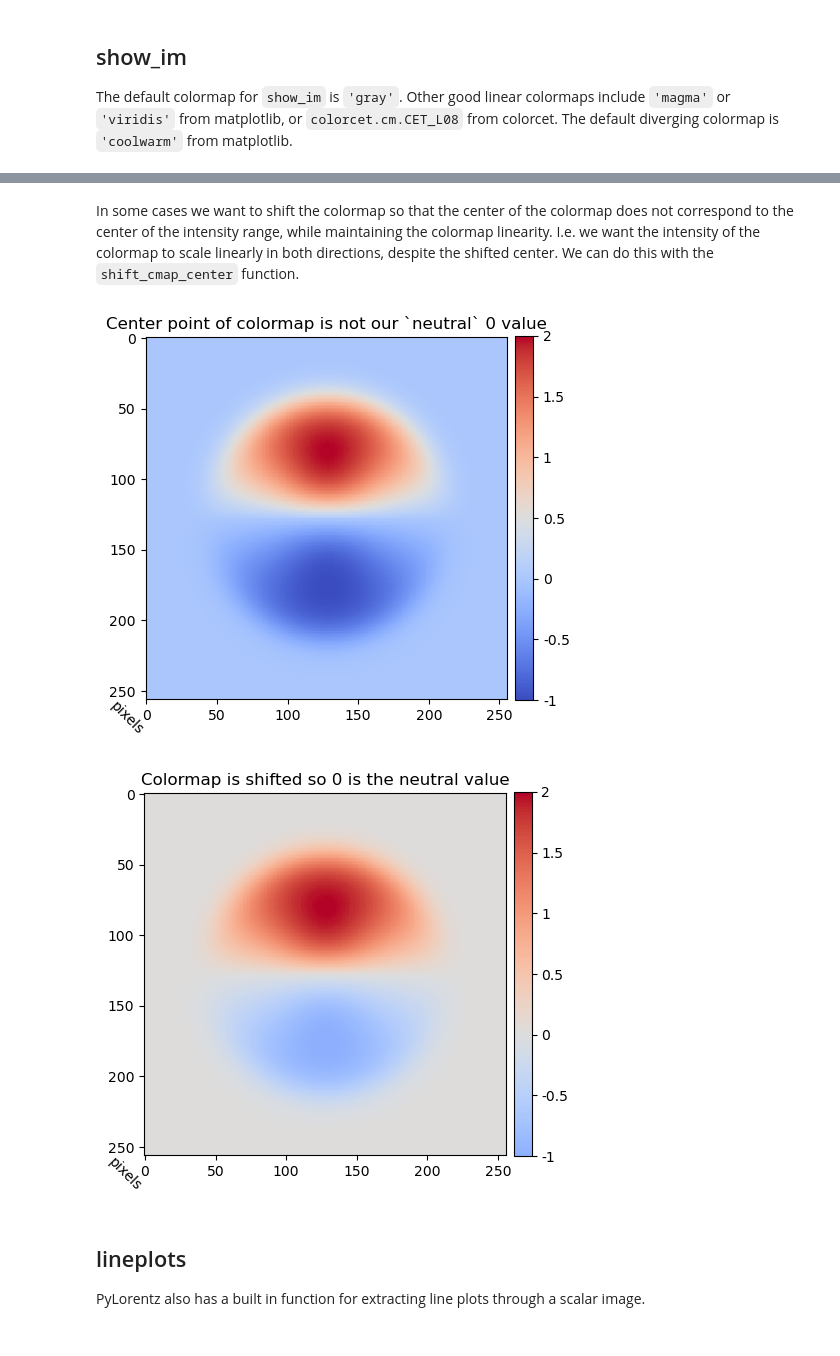
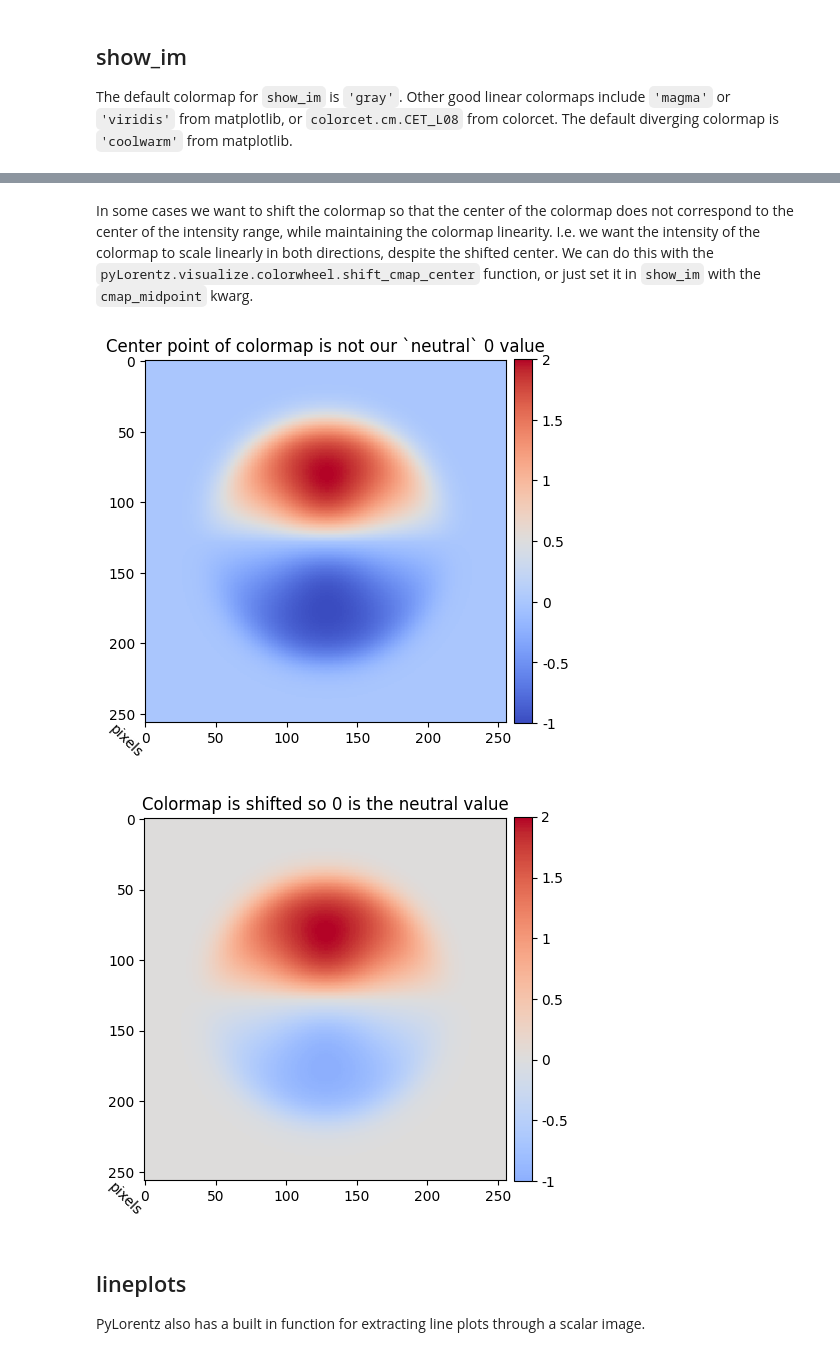
Before and after one commit to PyLorentz/PyLorentz, a Jupyter notebook: Examples/04_visualizations.ipynb, the cells around one changed output, grey strips where cells are left out. Drawn from its saved outputs; the diff is of its cells as text; code cells hidden in the pictures.

```diff
--- a/Examples/04_visualizations.ipynb
+++ b/Examples/04_visualizations.ipynb
@@ -47,27 +51,25 @@ show_im(bloch_x,
 [figure]
 # %% [markdown]
-In some cases we want to shift the colormap so that the center of the colormap does not correspond to the center of the intensity range, while maintaining the colormap linearity. I.e. we want the intensity of the colormap to scale linearly in both directions, despite the shifted center. We can do this with the `shift_cmap_center` function.
+In some cases we want to shift the colormap so that the center of the colormap does not correspond to the center of the intensity range, while maintaining the colormap linearity. I.e. we want the intensity of the colormap to scale linearly in both directions, despite the shifted center. We can do this with the `pyLorentz.visualize.colorwheel.shift_cmap_center` function, or just set it in `show_im` with the `cmap_midpoint` kwarg.
 # %%
-from PyLorentz.visualize.colorwheel import get_cmap, shift_cmap_center
-
-div = get_cmap("diverging")
-
-bx2 = np.where(bloch_x>0, bloch_x*2, bloch_x)
+bx2 = np.where(bloch_x > 0, bloch_x * 2, bloch_x)
 
 show_im(
     bx2,
-    cmap=div,
+    cmap="diverging",
     title="Center point of colormap is not our `neutral` 0 value",
 )
 
-vmin = bx2.min()
-vmax = bx2.max()
 midpointval = 0
-div2 = shift_cmap_center(div, midpointval=midpointval, vmin=vmin, vmax=vmax)
-show_im(bx2, cmap=div2, title="Colormap is shifted so 0 is the neutral value")
+show_im(
+    bx2,
+    cmap="diverging",
+    cmap_midpoint=midpointval,
+    title="Colormap is shifted so 0 is the neutral value",
+)
 # %% [output]
-[figure, old version]
+[figure, new version]
-[figure, old version]
+[figure, new version]
 # %% [markdown]
 ## lineplots
 PyLorentz also has a built in function for extracting line plots through a scalar image.
```
Also changed, not shown: parts of 6 cells of this notebook, 2 other files.
